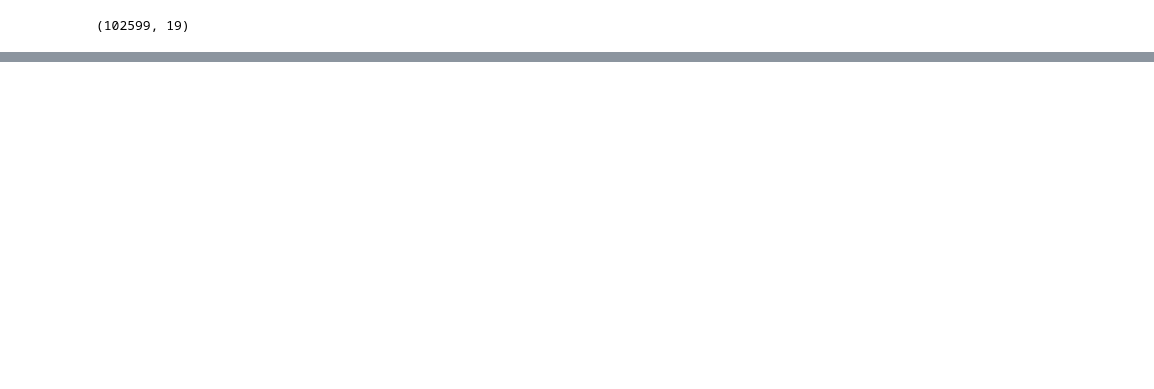
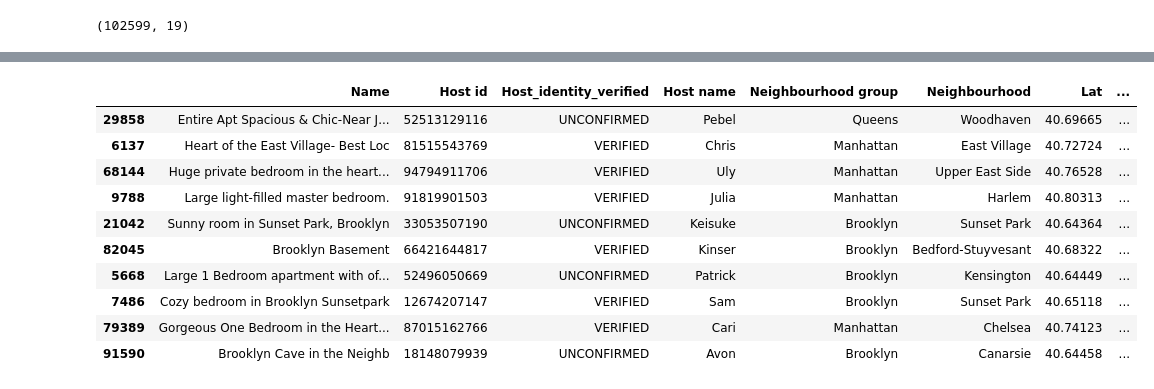
Before and after one commit to RameshChettiar0806/Data-Cleaning-using-Python, a Jupyter notebook: AirBNB Dataset/data cleaning and preprocessing/airbnb_cleaning.ipynb, the cells around one changed output, grey strips where cells are left out. Saved outputs shown, nothing was run; the diff lists cells and outputs as text; code cells hidden in the pictures; blank space fills up the shorter version.

```diff
--- a/AirBNB Dataset/data cleaning and preprocessing/airbnb_cleaning.ipynb
+++ b/AirBNB Dataset/data cleaning and preprocessing/airbnb_cleaning.ipynb
@@ -221,0 +264,16 @@ data.to_csv("Cleaned_Dataset.csv")
+# %%
+## Converting Boolean Columns into Binary Columns
+data["Instant_bookable"] = data["Instant_bookable"].map({True:1,False:0})
+data.sample(10)
+# %% [output]
+|  | Name | Host id | Host_identity_verified | Host name | Neighbourhood group | Neighbourhood | Lat | ... |
+| 29858 | Entire Apt Spacious & Chic-Near J... | 52513129116 | UNCONFIRMED | Pebel | Queens | Woodhaven | 40.69665 | ... |
+| 6137 | Heart of the East Village- Best Loc | 81515543769 | VERIFIED | Chris | Manhattan | East Village | 40.72724 | ... |
+| 68144 | Huge private bedroom in the heart... | 94794911706 | VERIFIED | Uly | Manhattan | Upper East Side | 40.76528 | ... |
+| 9788 | Large light-filled master bedroom. | 91819901503 | VERIFIED | Julia | Manhattan | Harlem | 40.80313 | ... |
+| 21042 | Sunny room in Sunset Park, Brooklyn | 33053507190 | UNCONFIRMED | Keisuke | Brooklyn | Sunset Park | 40.64364 | ... |
+| 82045 | Brooklyn Basement | 66421644817 | VERIFIED | Kinser | Brooklyn | Bedford-Stuyvesant | 40.68322 | ... |
+| 5668 | Large 1 Bedroom apartment with of... | 52496050669 | UNCONFIRMED | Patrick | Brooklyn | Kensington | 40.64449 | ... |
+| 7486 | Cozy bedroom in Brooklyn Sunsetpark | 12674207147 | VERIFIED | Sam | Brooklyn | Sunset Park | 40.65118 | ... |
+| 79389 | Gorgeous One Bedroom in the Heart... | 87015162766 | VERIFIED | Cari | Manhattan | Chelsea | 40.74123 | ... |
+| 91590 | Brooklyn Cave in the Neighb | 18148079939 | UNCONFIRMED | Avon | Brooklyn | Canarsie | 40.64458 | ... |
```
Also changed, not shown: parts of 37 cells of this notebook.
